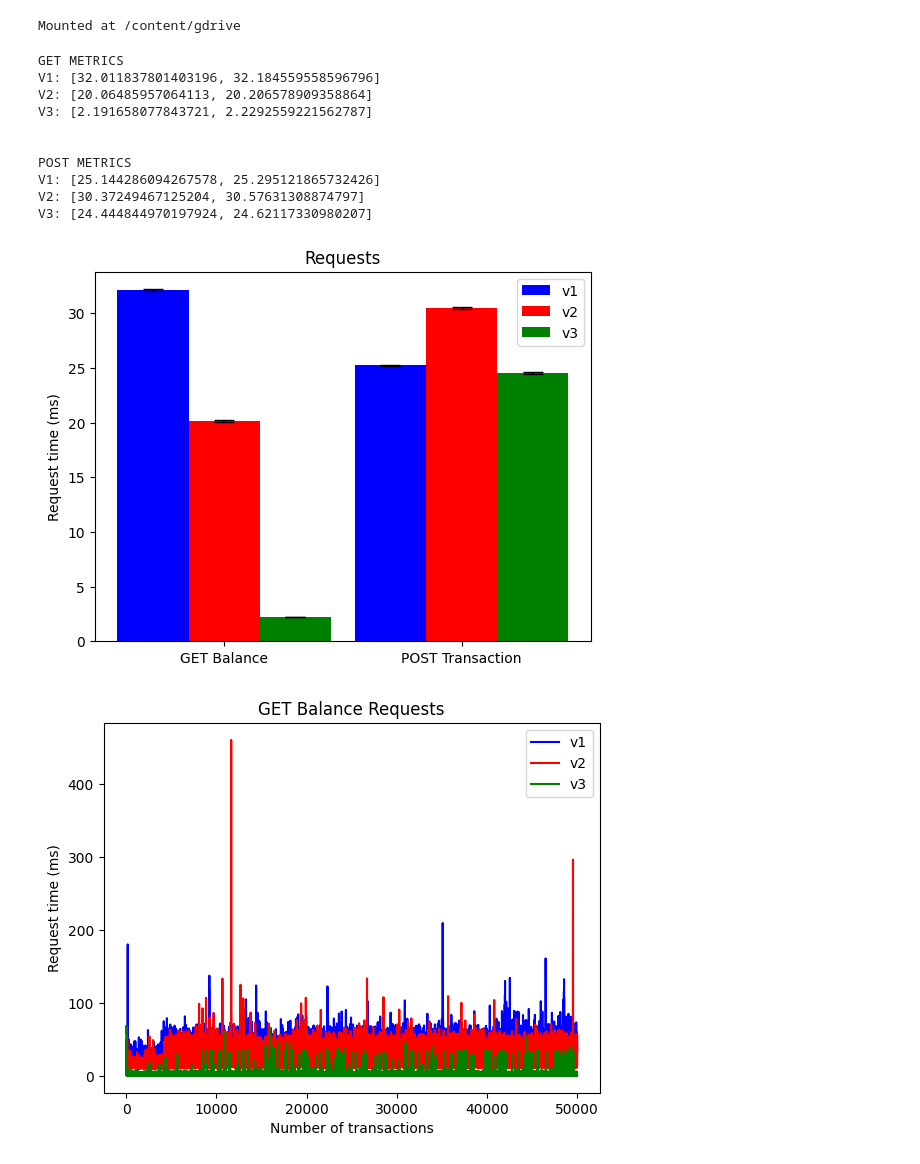
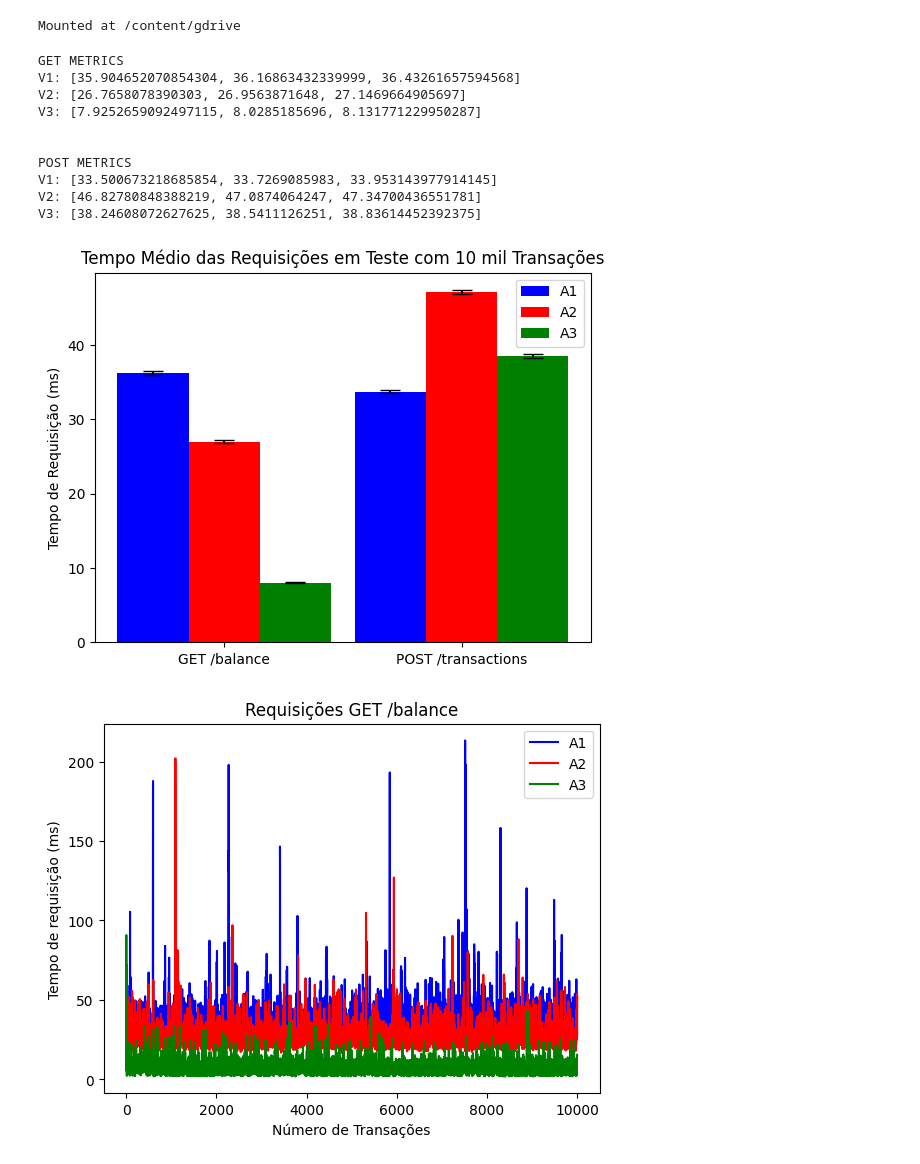
Before and after one commit to augustolimald/financial-application, a Jupyter notebook: results/FinancialApplication.ipynb, the cells around one changed output. Drawn from its saved outputs; the diff is of its cells as text; code cells hidden in the pictures.

```diff
--- a/results/FinancialApplication.ipynb
+++ b/results/FinancialApplication.ipynb
@@ -55,4 +47,13 @@ v3PostInterval, v3PostDifference = getInterval(v3PostMetrics)
 # %%
+v1GetInterval, v1GetDifference = getInterval(v1GetMetrics)
+v1PostInterval, v1PostDifference = getInterval(v1PostMetrics)
+
+v2GetInterval, v2GetDifference = getInterval(v2GetMetrics)
+v2PostInterval, v2PostDifference = getInterval(v2PostMetrics)
+
+v3GetInterval, v3GetDifference = getInterval(v3GetMetrics)
+v3PostInterval, v3PostDifference = getInterval(v3PostMetrics)
+
 print('GET METRICS')
 print('V1: ' + str(v1GetInterval))
 print('V2: ' + str(v2GetInterval))
@@ -66,48 +67,48 @@ print('V2: ' + str(v2PostInterval))
 print('V3: ' + str(v3PostInterval))
 # %% [output]
 GET METRICS
-V1: [32.011837801403196, 32.184559558596796]
-V2: [20.06485957064113, 20.206578909358864]
-V3: [2.191658077843721, 2.2292559221562787]
+V1: [35.904652070854304, 36.16863432339999, 36.43261657594568]
+V2: [26.7658078390303, 26.9563871648, 27.1469664905697]
+V3: [7.9252659092497115, 8.0285185696, 8.131771229950287]
 
 
 POST METRICS
-V1: [25.144286094267578, 25.295121865732426]
-V2: [30.37249467125204, 30.57631308874797]
-V3: [24.444844970197924, 24.62117330980207]
+V1: [33.500673218685854, 33.7269085983, 33.953143977914145]
+V2: [46.82780848388219, 47.0874064247, 47.34700436551781]
+V3: [38.24608072627625, 38.5411126251, 38.83614452392375]
 # %%
-plt.title('Requests')
+plt.title('Tempo Médio das Requisições em Teste com 10 mil Transações')
 
 barWidth = 0.3
 r1 = np.arange(2)
 r2 = [x + barWidth for x in r1]
 r3 = [x + barWidth for x in r2]
 
-plt.bar(r1, [np.average(v1GetMetrics), np.average(v1PostMetrics)], width = barWidth, color = 'blue', yerr=[v1GetDifference, v1PostDifference], capsize=7, label='v1')
-plt.bar(r2, [np.average(v2GetMetrics), np.average(v2PostMetrics)], width = barWidth, color = 'red', yerr=[v2GetDifference, v2PostDifference], capsize=7, label='v2')
-plt.bar(r3, [np.average(v3GetMetrics), np.average(v3PostMetrics)], width = barWidth, color = 'green', yerr=[v3GetDifference, v3PostDifference], capsize=7, label='v3')
+plt.bar(r1, [np.average(v1GetMetrics), np.average(v1PostMetrics)], width = barWidth, color = 'blue', yerr=[v1GetDifference, v1PostDifference], capsize=7, label='A1')
+plt.bar(r2, [np.average(v2GetMetrics), np.average(v2PostMetrics)], width = barWidth, color = 'red', yerr=[v2GetDifference, v2PostDifference], capsize=7, label='A2')
+plt.bar(r3, [np.average(v3GetMetrics), np.average(v3PostMetrics)], width = barWidth, color = 'green', yerr=[v3GetDifference, v3PostDifference], capsize=7, label='A3')
 
-plt.xticks([r + barWidth for r in range(2)], ['GET Balance', 'POST Transaction'])
+plt.xticks([r + barWidth for r in range(2)], ['GET /balance', 'POST /transactions'])
 
-plt.ylabel("Request time (ms)")
+plt.ylabel("Tempo de Requisição (ms)")
 plt.legend()
 plt.show()
 # %% [output]
-[figure, old version]
+[figure, new version]
 # %%
-plt.title('GET Balance Requests')
+plt.title('Requisições GET /balance')
 
-plt.xlabel("Number of transactions")
-plt.ylabel("Request time (ms)")
+plt.xlabel("Número de Transações")
+plt.ylabel("Tempo de requisição (ms)")
 
-plt.plot([i for i in range(len(v1GetMetrics))], v1GetMetrics, color="blue", label='v1')
+plt.plot(v1GetMetrics, color="blue", label='A1')
 
-plt.plot([i for i in range(len(v2GetMetrics))], v2GetMetrics, color="red", label='v2')
+plt.plot(v2GetMetrics, color="red", label='A2')
 
-plt.plot([i for i in range(len(v3GetMetrics))], v3GetMetrics, color="green", label='v3')
+plt.plot(v3GetMetrics, color="green", label='A3')
 
 plt.legend()
 plt.show()
 # %% [output]
-[figure, old version]
+[figure, new version]
 # %%
```
Also changed, not shown: parts of 3 cells of this notebook.
